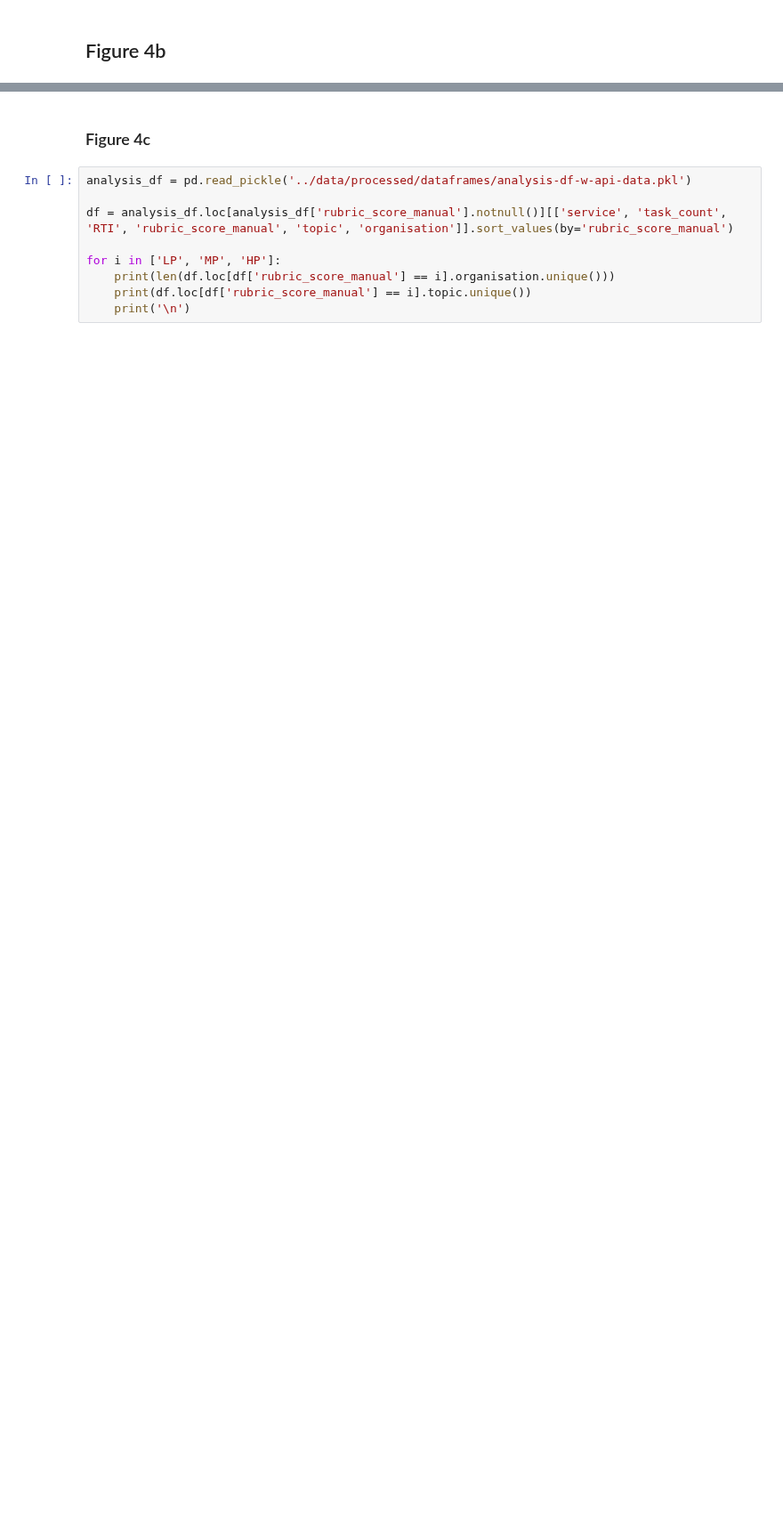
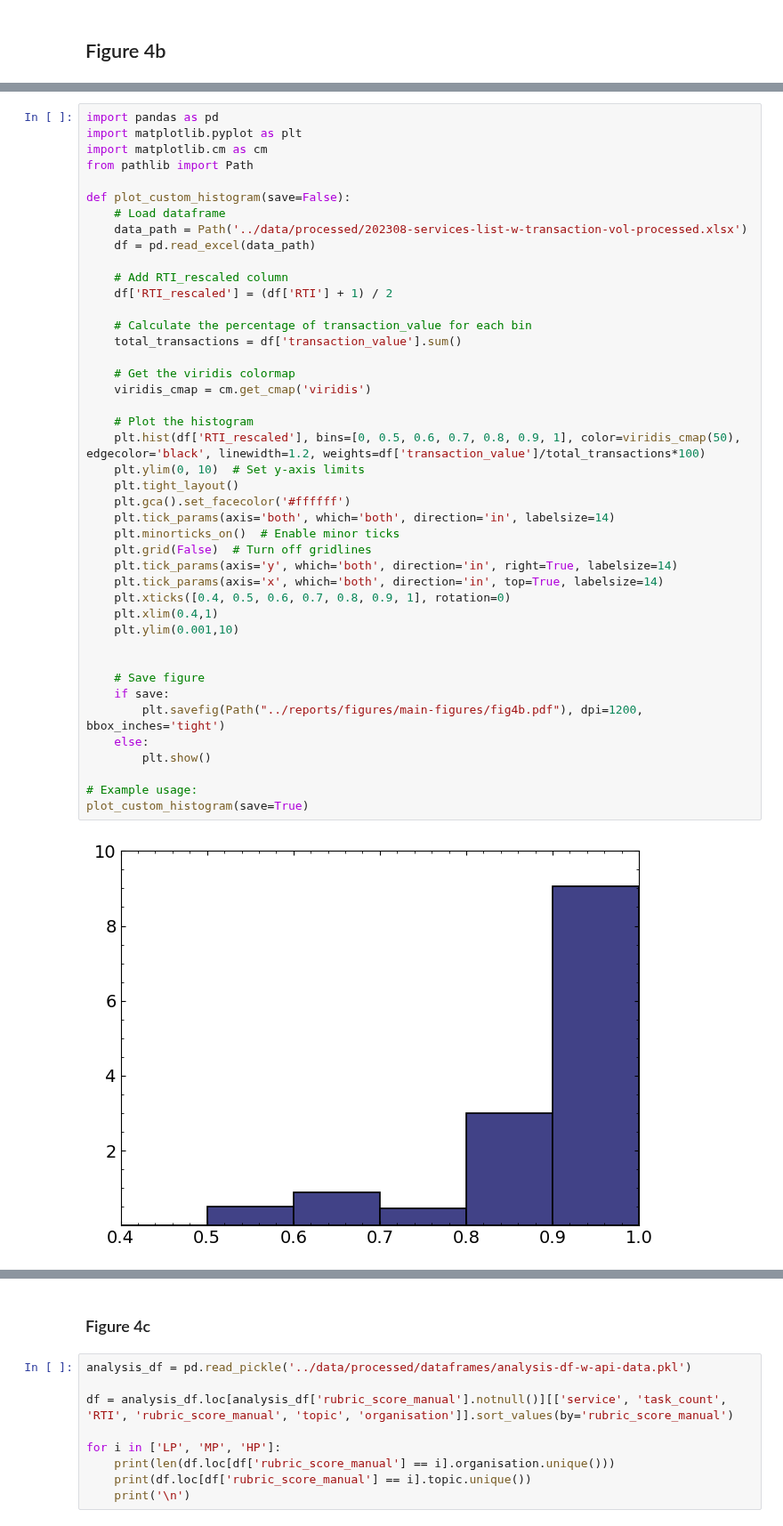
Before and after one commit to ai-for-public-services/structural-insights-into-uk-gov, a Jupyter notebook: notebooks/04-fig-4.ipynb, the cells around one changed output, grey strips where cells are left out. Shown at 89% size. Saved outputs shown, nothing was run; the diff lists cells and outputs as text; blank space fills up the shorter version.

```diff
--- a/notebooks/04-fig-4.ipynb
+++ b/notebooks/04-fig-4.ipynb
@@ -128,0 +79,45 @@ plot_custom_histogram(save=True)
+# %%
+import pandas as pd
+import matplotlib.pyplot as plt
+import matplotlib.cm as cm
+from pathlib import Path
+
+def plot_custom_histogram(save=False):
+    # Load dataframe
+    data_path = Path('../data/processed/202308-services-list-w-transaction-vol-processed.xlsx')
+    df = pd.read_excel(data_path)
+
+    # Add RTI_rescaled column
+    df['RTI_rescaled'] = (df['RTI'] + 1) / 2
+
+    # Calculate the percentage of transaction_value for each bin
+    total_transactions = df['transaction_value'].sum()
+
+    # Get the viridis colormap
+    viridis_cmap = cm.get_cmap('viridis')
+
+    # Plot the histogram
+    plt.hist(df['RTI_rescaled'], bins=[0, 0.5, 0.6, 0.7, 0.8, 0.9, 1], color=viridis_cmap(50), edgecolor='black', linewidth=1.2, weights=df['transaction_value']/total_transactions*100)
+    plt.ylim(0, 10)  # Set y-axis limits
+    plt.tight_layout()
+    plt.gca().set_facecolor('#ffffff')
+    plt.tick_params(axis='both', which='both', direction='in', labelsize=14)
+    plt.minorticks_on()  # Enable minor ticks
+    plt.grid(False)  # Turn off gridlines
+    plt.tick_params(axis='y', which='both', direction='in', right=True, labelsize=14)
+    plt.tick_params(axis='x', which='both', direction='in', top=True, labelsize=14)
+    plt.xticks([0.4, 0.5, 0.6, 0.7, 0.8, 0.9, 1], rotation=0)
+    plt.xlim(0.4,1)
+    plt.ylim(0.001,10)
+
+
+    # Save figure
+    if save:
+        plt.savefig(Path("../reports/figures/main-figures/fig4b.pdf"), dpi=1200, bbox_inches='tight')
+    else:
+        plt.show()
+
+# Example usage:
+plot_custom_histogram(save=True)
+# %% [output]
+[figure, added]
```
Also changed, not shown: parts of 3 cells of this notebook, 6 other files.
